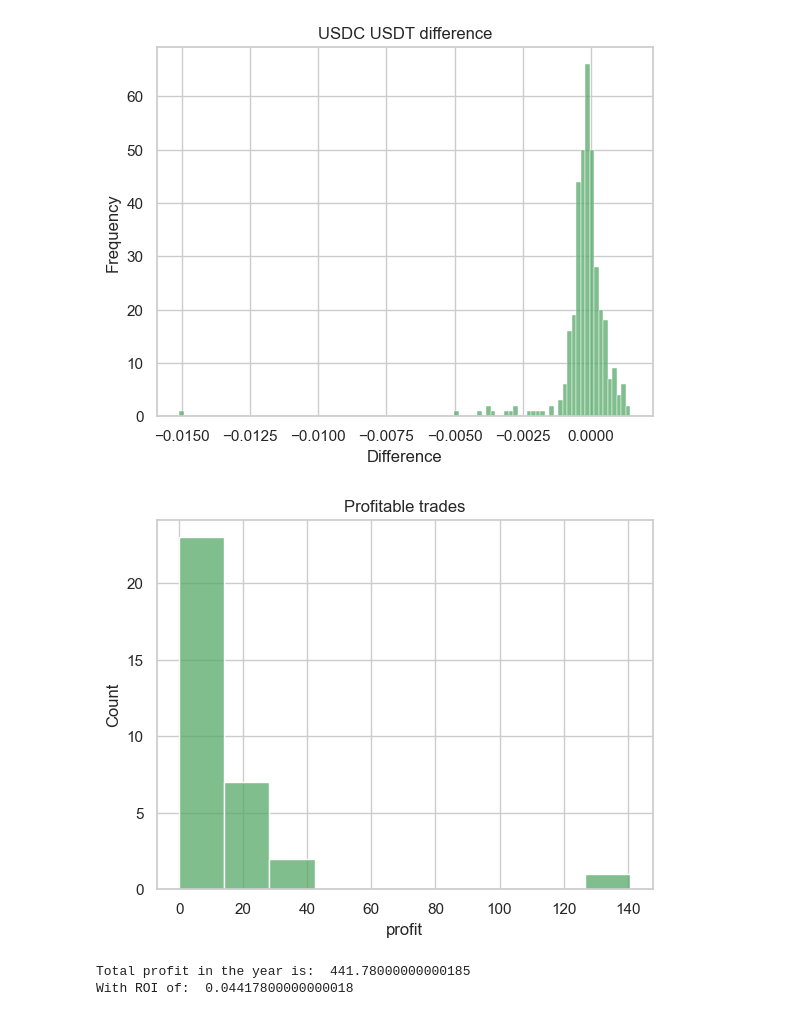
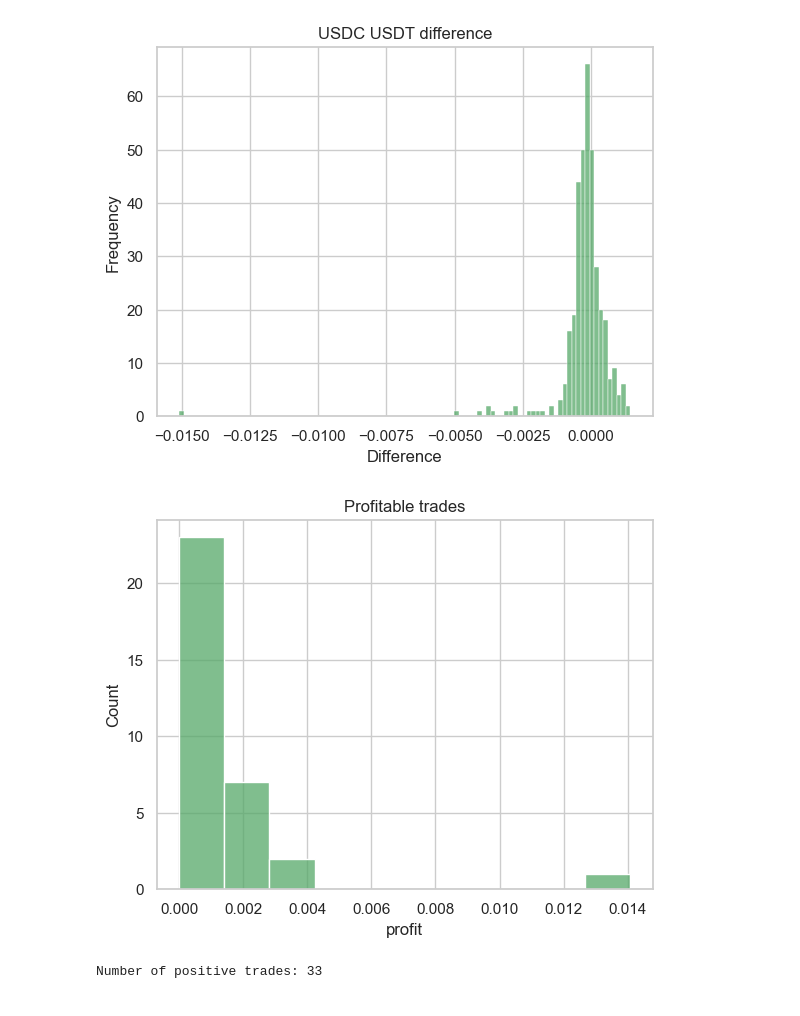
Before and after one commit to bartpep/BTCDBTCS, a Jupyter notebook: main.ipynb, the cells around one changed output. Saved outputs shown, nothing was run; the diff lists cells and outputs as text; code cells hidden in the pictures.

Commit message:
Added frequency of trades

```diff
--- a/main.ipynb
+++ b/main.ipynb
@@ -80,16 +78,15 @@ profitable = usdc_usdt[(usdc_usdt['Difference'] > txn_cost) | (usdc_usdt['Differ
 # %%
 
 # Calculate the profit per trade
 profitable = profitable[['Date', 'Difference']]
-profitable["profit"] = (profitable['Difference'].abs()-txn_cost) * betsize
+profitable["profit"] = (profitable['Difference'].abs()-txn_cost)
 
 # Visualize the profitable trades
 sns.histplot(profitable['profit'], bins=10, color='g')
 plt.title('Profitable trades')
 plt.show()
-print("Total profit in the year is: ", profitable["profit"].sum())
-print("With ROI of: ", profitable.profit.sum()/betsize)
+
+print("Number of positive trades:", profitable.shape[0])
 # %% [output]
-[figure, old version]
+[figure, new version]
-Total profit in the year is:  441.78000000000185
-With ROI of:  0.04417800000000018
+Number of positive trades: 33
```
Also changed, not shown: parts of 2 cells of this notebook.
